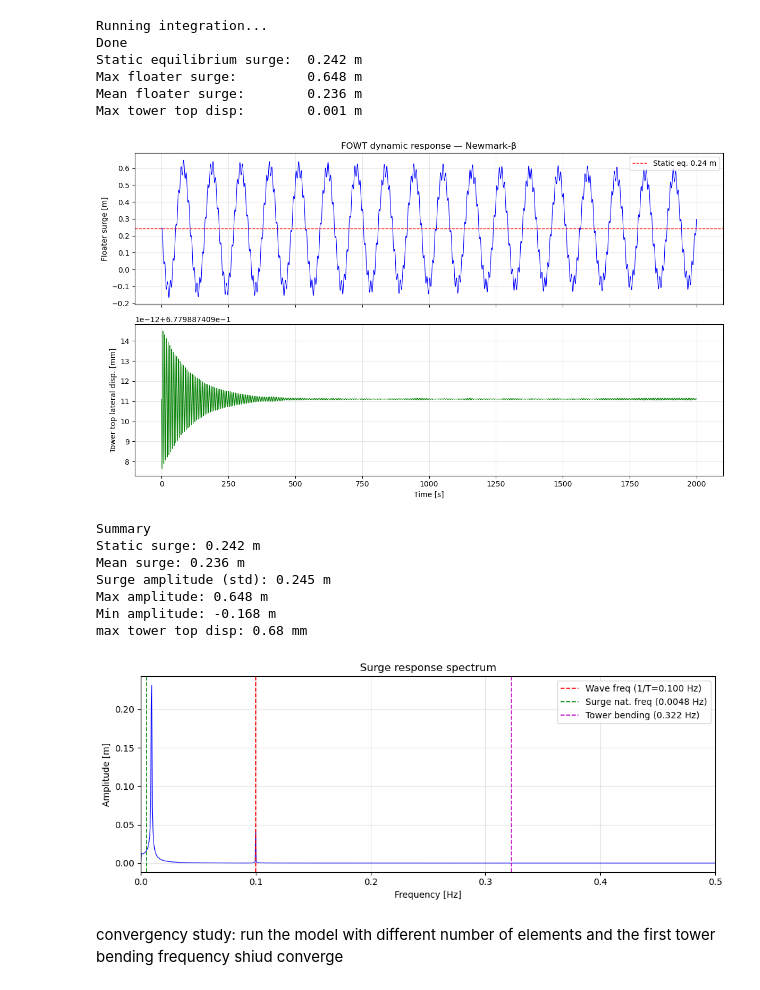
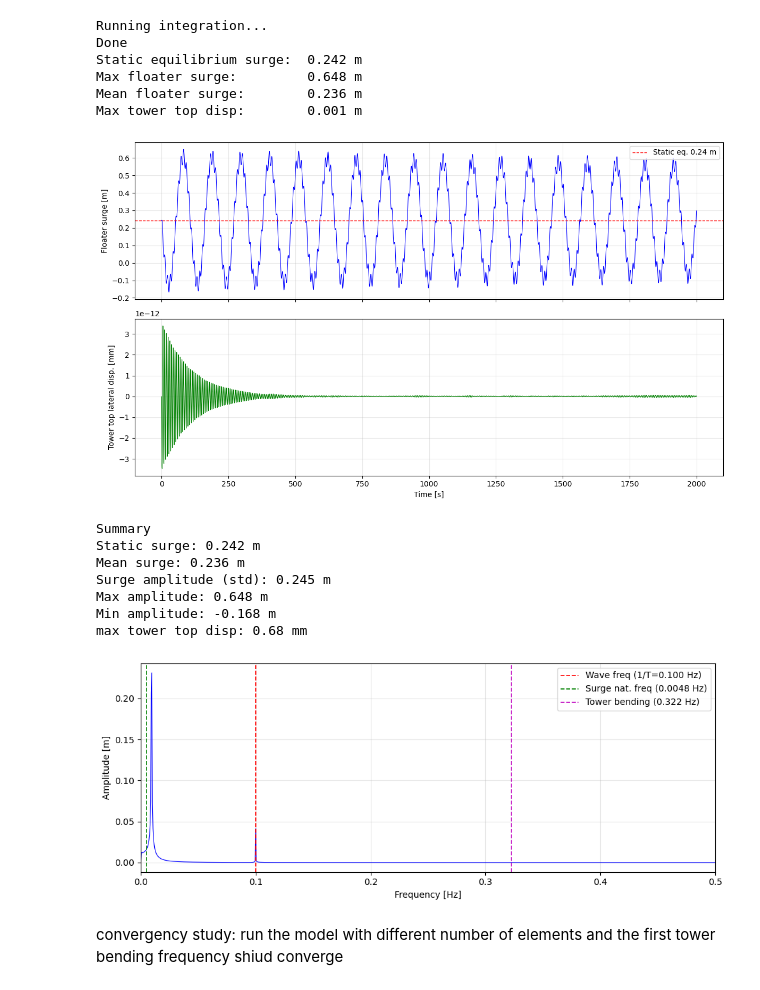
Before and after one commit to carolinaprucha/CIEM4210-Computational-Modelling, a Jupyter notebook: FOWT_FEM.ipynb, the cells around one changed output. Saved outputs shown, nothing was run; the diff lists cells and outputs as text; code cells hidden in the pictures.

```diff
--- a/FOWT_FEM.ipynb
+++ b/FOWT_FEM.ipynb
@@ -89,7 +89,7 @@ print(f"Hydrostatic stiffness in pitch: {K_pitch_hs:.2f} N.m/rad")
 
 #mooring
 K_surge_moor= 421532 # [N/m]
-K_heave_moor = 0 # [N/m]
+K_heave_moor = 21000 # [N/m]
 K_pitch_moor = 0 # [N.m/rad]
 # %% [output]
 Thrust force on rotor: 684346.05 N
@@ -646,30 +646,32 @@ Max tower top disp:        0.001 m
 # %%
 fig, axes = plt.subplots(2,1, figsize = (12,7), sharex=True)
 
 axes[0].plot(t_vec, u_surge, 'b', lw=0.8)
 axes[0].axhline(u_static[0], color='r', ls='--', lw=1, label=f'Static eq. {u_static[0]:.2f} m')
 axes[0].set_ylabel('Floater surge [m]')
-axes[0].set_title('FOWT dynamic response — Newmark-β')
+#axes[0].set_title('FOWT dynamic response — Newmark-β')
 axes[0].legend()
 axes[0].grid(True, alpha=0.3)
 
-axes[1].plot(t_vec, u_top*1000, 'g', lw=0.8)
+axes[1].plot(t_vec, (u_top - u_top.mean())*1000, 'g', lw=0.8)
+axes[1].set_ylabel('Tower top lateral disp. relative to mean [mm]')
 axes[1].set_ylabel('Tower top lateral disp. [mm]')
 axes[1].set_xlabel('Time [s]')
 axes[1].grid(True, alpha=0.3)
 
 plt.tight_layout()
+plt.savefig("Dynamic response", dpi=300, bbox_inches = 'tight')
 plt.show()
 
 print("Summary")
 print(f"Static surge: {u_static[0]:.3f} m")
 print(f"Mean surge: {np.mean(u_surge):.3f} m")
 print(f"Surge amplitude (std): {np.std(u_surge):.3f} m")
 print(f"Max amplitude: {np.max(u_surge):.3f} m")
 print(f"Min amplitude: {np.min(u_surge):.3f} m")
 print(f"max tower top disp: {np.max(np.abs(u_top))*1000:.2f} mm")
 # %% [output]
-[figure, old version]
+[figure, new version]
 Summary
 Static surge: 0.242 m
 Mean surge: 0.236 m
@@ -694,14 +696,15 @@ plt.axvline(f_n[0],   color='g', ls='--', lw=1.2, label=f'Surge nat. freq ({f_n[
 plt.axvline(f_n[3],   color='m', ls='--', lw=1.2, label=f'Tower bending ({f_n[3]:.3f} Hz)')
 plt.xlabel('Frequency [Hz]')
 plt.ylabel('Amplitude [m]')
-plt.title('Surge response spectrum')
+#plt.title('Surge response spectrum')
 plt.xlim([0, 0.5])
 plt.legend()
 plt.grid(True, alpha=0.3)
 plt.tight_layout()
+plt.savefig("Surge response spectrum", dpi=300, bbox_inches = 'tight')
 plt.show()
 # %% [output]
-[figure, old version]
+[figure, new version]
 # %% [markdown]
 convergency study: run the model with different number of elements and the first tower bending frequency shiud converge
 # %%
```
Also changed, not shown: parts of 10 cells of this notebook, 3 other files.
